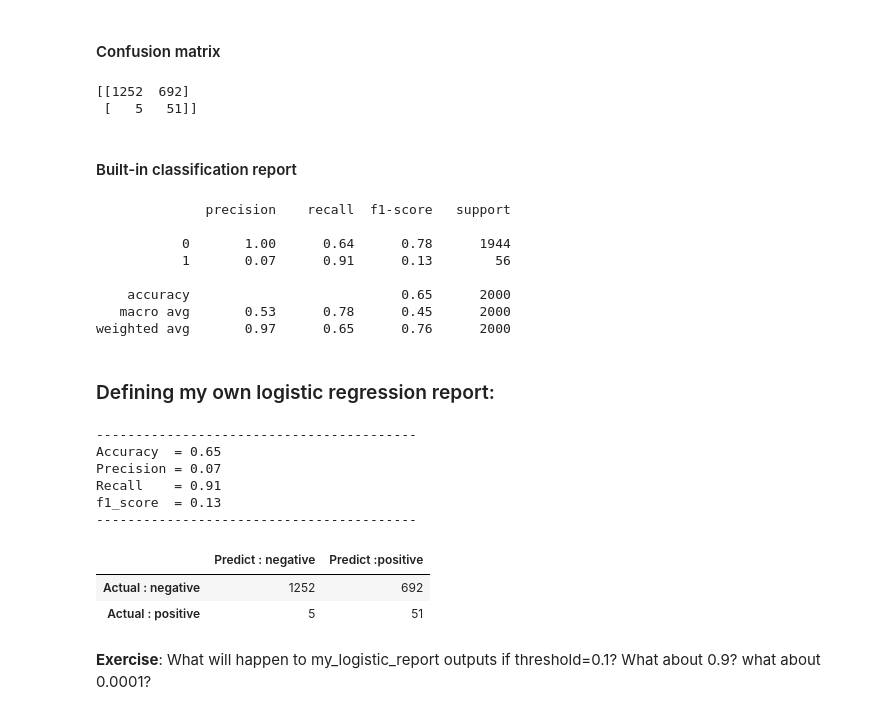
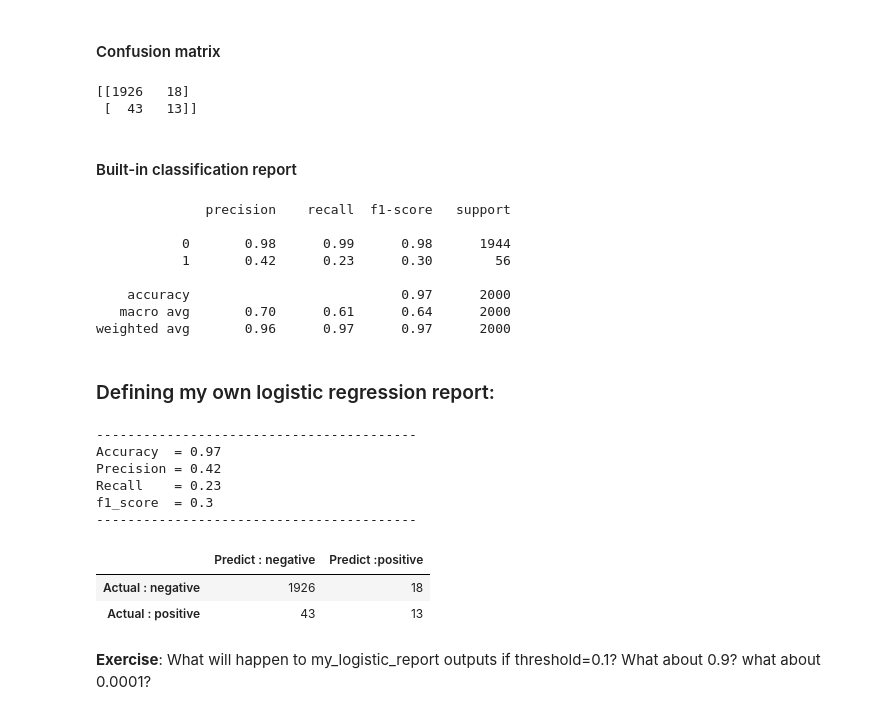
Before and after one commit to PJalgotrader/ML-USU-Fall21, a Jupyter notebook: Classes/Class 11- Logistic regression (Python)/Logistic_reg_default.ipynb, the cells around one changed output. Drawn from its saved outputs; the diff is of its cells as text; code cells hidden in the pictures.

```diff
--- a/Classes/Class 11- Logistic regression (Python)/Logistic_reg_default.ipynb
+++ b/Classes/Class 11- Logistic regression (Python)/Logistic_reg_default.ipynb
@@ -129,6 +131,6 @@ Name: default_Yes, dtype: uint8
 from sklearn.linear_model import LogisticRegression
 # %%
 # Fitting Logistic Regression to the Training set
-logistic = LogisticRegression(class_weight='balanced')
+logistic = LogisticRegression()
 logistic.fit(X_train, y_train)
 # %% [output]
@@ -186,8 +188,8 @@ from sklearn.metrics import confusion_matrix, classification_report, roc_curve,
 # %%
 print(confusion_matrix(y_test, y_hat))
 # %% [output]
-[[1252  692]
- [   5   51]]
+[[1926   18]
+ [  43   13]]
 # %% [markdown]
 #### Built-in classification report
 # %%
@@ -195,12 +197,12 @@ print(classification_report(y_test, y_hat))
 # %% [output]
               precision    recall  f1-score   support
 
-           0       1.00      0.64      0.78      1944
-           1       0.07      0.91      0.13        56
+           0       0.98      0.99      0.98      1944
+           1       0.42      0.23      0.30        56
 
-    accuracy                           0.65      2000
-   macro avg       0.53      0.78      0.45      2000
-weighted avg       0.97      0.65      0.76      2000
+    accuracy                           0.97      2000
+   macro avg       0.70      0.61      0.64      2000
+weighted avg       0.96      0.97      0.97      2000
 # %% [markdown]
 ### Defining my own logistic regression report:
 # %%
@@ -230,17 +232,17 @@ def my_logistic_report(X_train, y_train, X_test,y_test, threshold=0.5, class_wei
     print("-----------------------------------------")
     return cm_labled
 # %%
-my_logistic_report(X_train, y_train, X_test,y_test, threshold=0.5, class_weight='balanced')
+my_logistic_report(X_train, y_train, X_test,y_test, threshold=0.5)
 # %% [output]
 -----------------------------------------
-Accuracy  = 0.65
-Precision = 0.07
-Recall    = 0.91
-f1_score  = 0.13
+Accuracy  = 0.97
+Precision = 0.42
+Recall    = 0.23
+f1_score  = 0.3
 -----------------------------------------
 |  | Predict : negative | Predict :positive |
-| Actual : negative | 1252 | 692 |
-| Actual : positive | 5 | 51 |
+| Actual : negative | 1926 | 18 |
+| Actual : positive | 43 | 13 |
 # %% [markdown]
 **Exercise**: What will happen to my_logistic_report outputs if threshold=0.1? What about 0.9? what about 0.0001?
 # %% [markdown]
```
Also changed, not shown: parts of 10 cells of this notebook, 1 other file.
